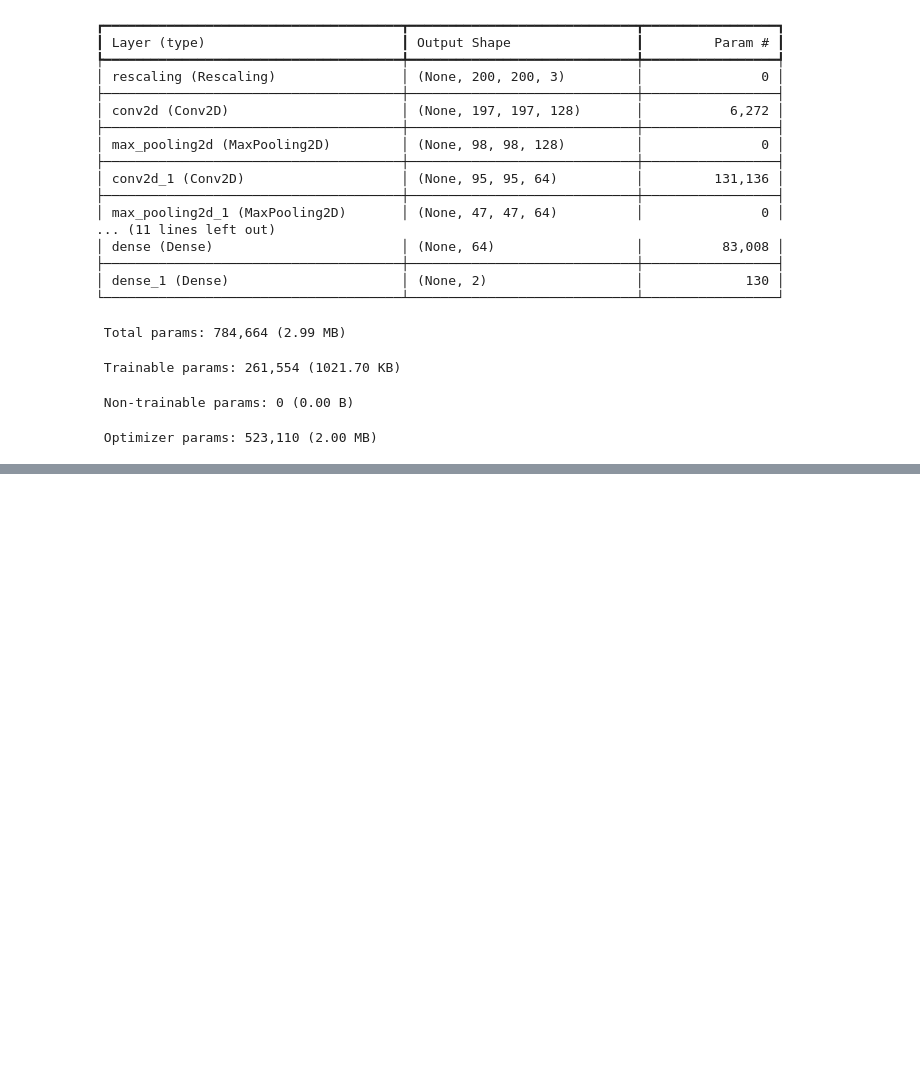
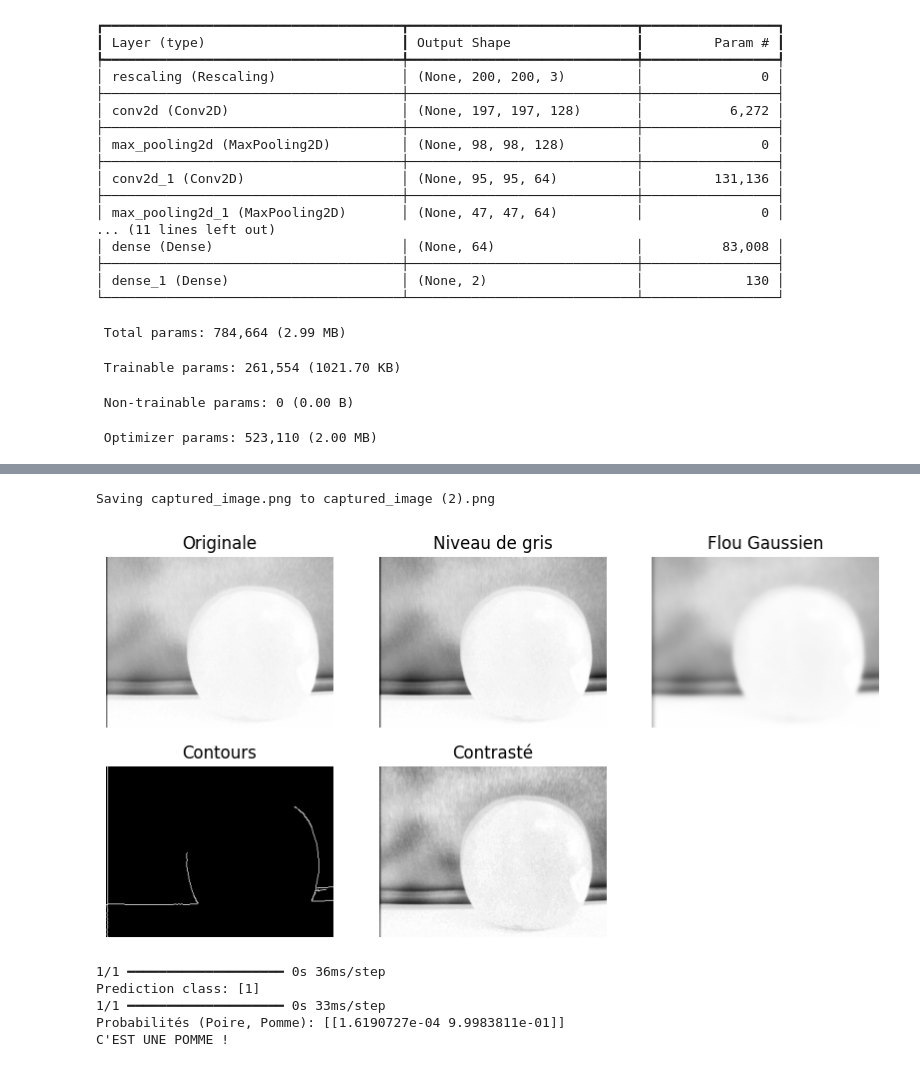
Before and after one commit to Else-If-05/Pomme_ou_Poire, a Jupyter notebook: CNN_PommePoire.ipynb, the cells around one changed output, grey strips where cells are left out. Cells and saved outputs as stored; diff of their text form; code cells hidden in the pictures; blank space fills up the shorter version.

```diff
--- a/CNN_PommePoire.ipynb
+++ b/CNN_PommePoire.ipynb
@@ -122,7 +166,7 @@ train_data = tf.keras.preprocessing.image_dataset_from_directory(
 
 val_data = tf.keras.preprocessing.image_dataset_from_directory(
   data_dir,
-  validation_split=0.2,
+  validation_split=0.5,
   subset="validation",
   seed=42,
   image_size=(img_height, img_width),
@@ -184,7 +228,7 @@ tensorboard_callback = keras.callbacks.TensorBoard(
 model.fit(
     train_data,
   validation_data=val_data,
-  epochs=2,
+  epochs=10,
   callbacks=[tensorboard_callback]
 )
 # %% [output]
@@ -247,0 +281,66 @@ IT'S A PEAR !
+# %%
+from google.colab import files
+import cv2
+import numpy as np
+import matplotlib.pyplot as plt
+
+# Charger l'image
+file_to_predict = files.upload()
+for file_ in file_to_predict:
+    image_to_predict = cv2.imread(file_, cv2.IMREAD_COLOR)
+    plt.figure(figsize=(10, 5))
+
+    # Image originale
+    plt.subplot(2, 3, 1)
+    plt.imshow(cv2.cvtColor(image_to_predict, cv2.COLOR_BGR2RGB))
+    plt.title("Originale")
+    plt.axis("off")
+
+    # Image en niveaux de gris
+    gray = cv2.cvtColor(image_to_predict, cv2.COLOR_BGR2GRAY)
+    plt.subplot(2, 3, 2)
+    plt.imshow(gray, cmap='gray')
+    plt.title("Niveau de gris")
+    plt.axis("off")
+
+    # Flou Gaussien
+    blurred = cv2.GaussianBlur(image_to_predict, (15, 15), 0)
+    plt.subplot(2, 3, 3)
+    plt.imshow(cv2.cvtColor(blurred, cv2.COLOR_BGR2RGB))
+    plt.title("Flou Gaussien")
+    plt.axis("off")
+
+    # Détection des contours
+    edges = cv2.Canny(image_to_predict, 100, 200)
+    plt.subplot(2, 3, 4)
+    plt.imshow(edges, cmap='gray')
+    plt.title("Contours")
+    plt.axis("off")
+
+    # Image en contraste augmenté
+    lab = cv2.cvtColor(image_to_predict, cv2.COLOR_BGR2LAB)
+    l, a, b = cv2.split(lab)
+    clahe = cv2.createCLAHE(clipLimit=3.0, tileGridSize=(8, 8))
+    l = clahe.apply(l)
+    enhanced = cv2.merge((l, a, b))
+    enhanced = cv2.cvtColor(enhanced, cv2.COLOR_LAB2BGR)
+    plt.subplot(2, 3, 5)
+    plt.imshow(cv2.cvtColor(enhanced, cv2.COLOR_BGR2RGB))
+    plt.title("Contrasté")
+    plt.axis("off")
+
+    plt.show()
+
+    # Redimensionner pour la prédiction
+    img_to_predict = np.expand_dims(cv2.resize(image_to_predict, (200, 200)), axis=0)
+
+    # Prédiction
+    res = np.argmax(model.predict(img_to_predict), axis=-1)
+    print("Prediction class:", res)
+    print("Probabilités (Poire, Pomme):", model.predict(img_to_predict))
+
+    if res == 1:
+        print("C'EST UNE POMME !")
+    elif res == 0:
+        print("C'EST UNE POIRE !")
+# %% [output]
@@ -247,0 +348,7 @@ IT'S A PEAR !
+Saving captured_image.png to captured_image (2).png
+[figure, added]
+1/1 ━━━━━━━━━━━━━━━━━━━━ 0s 36ms/step
+Prediction class: [1]
+1/1 ━━━━━━━━━━━━━━━━━━━━ 0s 33ms/step
+Probabilités (Poire, Pomme): [[1.6190727e-04 9.9983811e-01]]
+C'EST UNE POMME !
```
Also changed, not shown: parts of 9 cells of this notebook.
